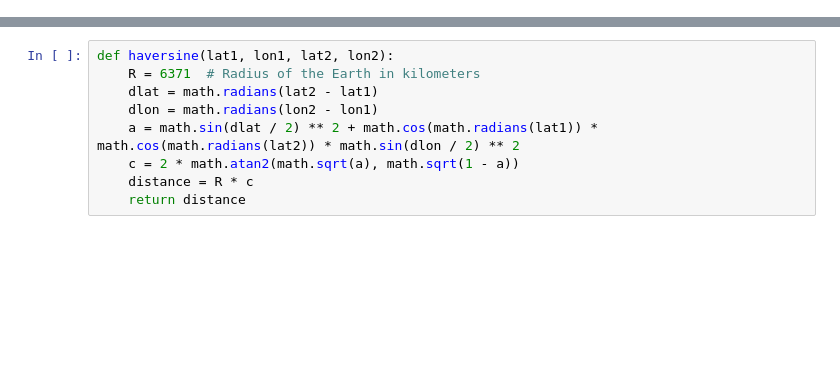
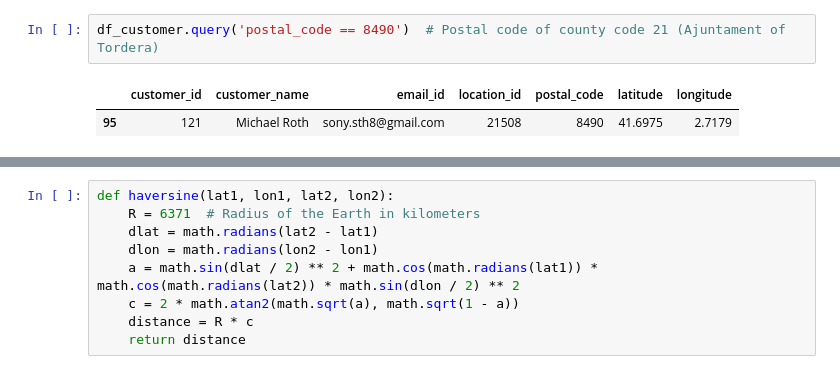
Before and after one commit to SonyShrestha/VBP_Joint_Project, a Jupyter notebook: formatted_zone/aryan_notebook/shortest_path.ipynb, the cells around one changed output, grey strips where cells are left out. Drawn from its saved outputs; the diff is of its cells as text; blank space fills up the shorter version.

```diff
--- a/formatted_zone/aryan_notebook/shortest_path.ipynb
+++ b/formatted_zone/aryan_notebook/shortest_path.ipynb
@@ -44,0 +124,5 @@ df_supermarkets = df_supermarkets.drop_duplicates(subset=['latitude', 'longitude
+# %%
+df_customer.query('postal_code == 8490')  # Postal code of county code 21 (Ajuntament of Tordera)
+# %% [output]
+|  | customer_id | customer_name | email_id | location_id | postal_code | latitude | longitude |
+| 95 | 121 | Michael Roth | sony.sth8@gmail.com | 21508 | 8490 | 41.6975 | 2.7179 |
```
Also changed, not shown: parts of 20 cells of this notebook.
